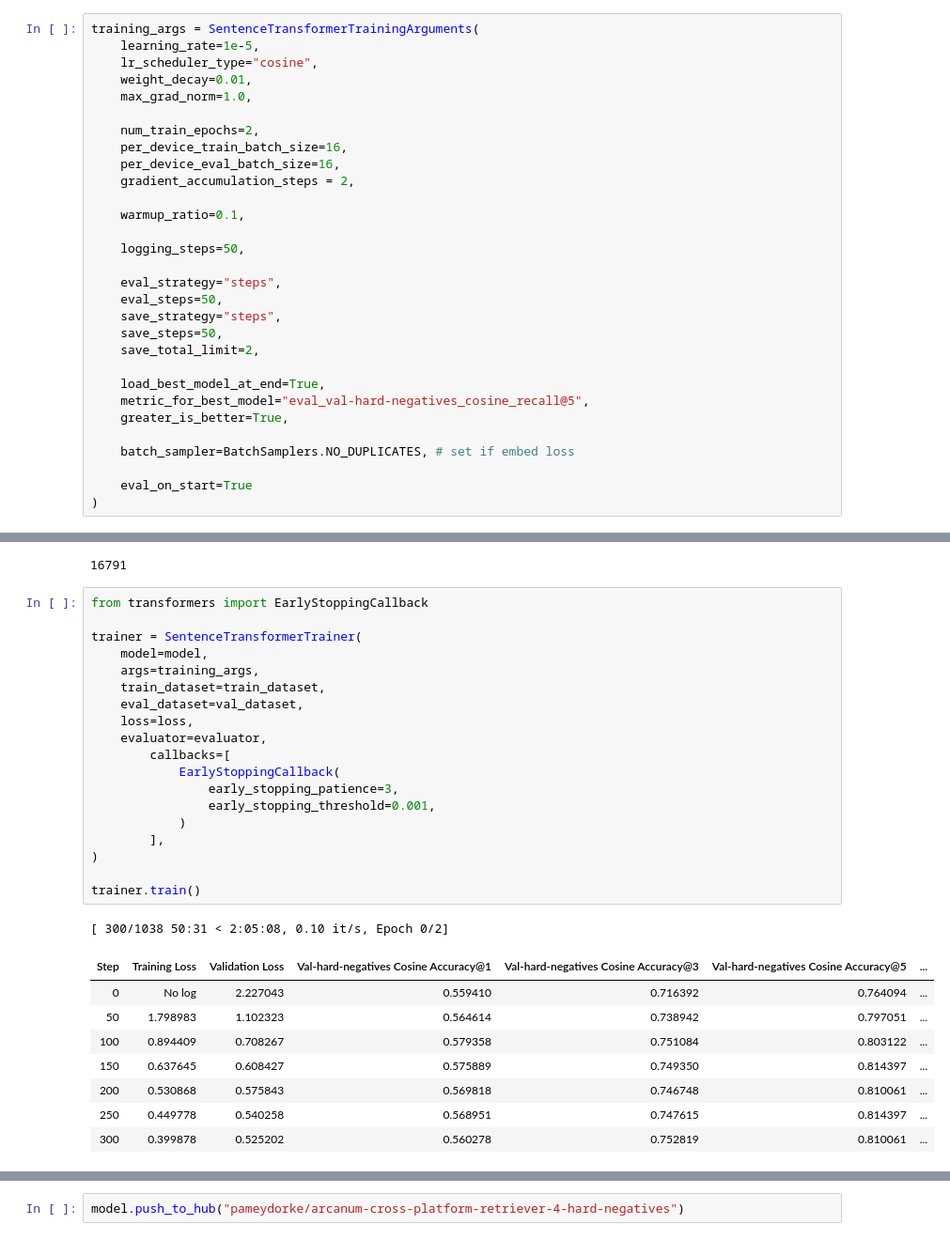
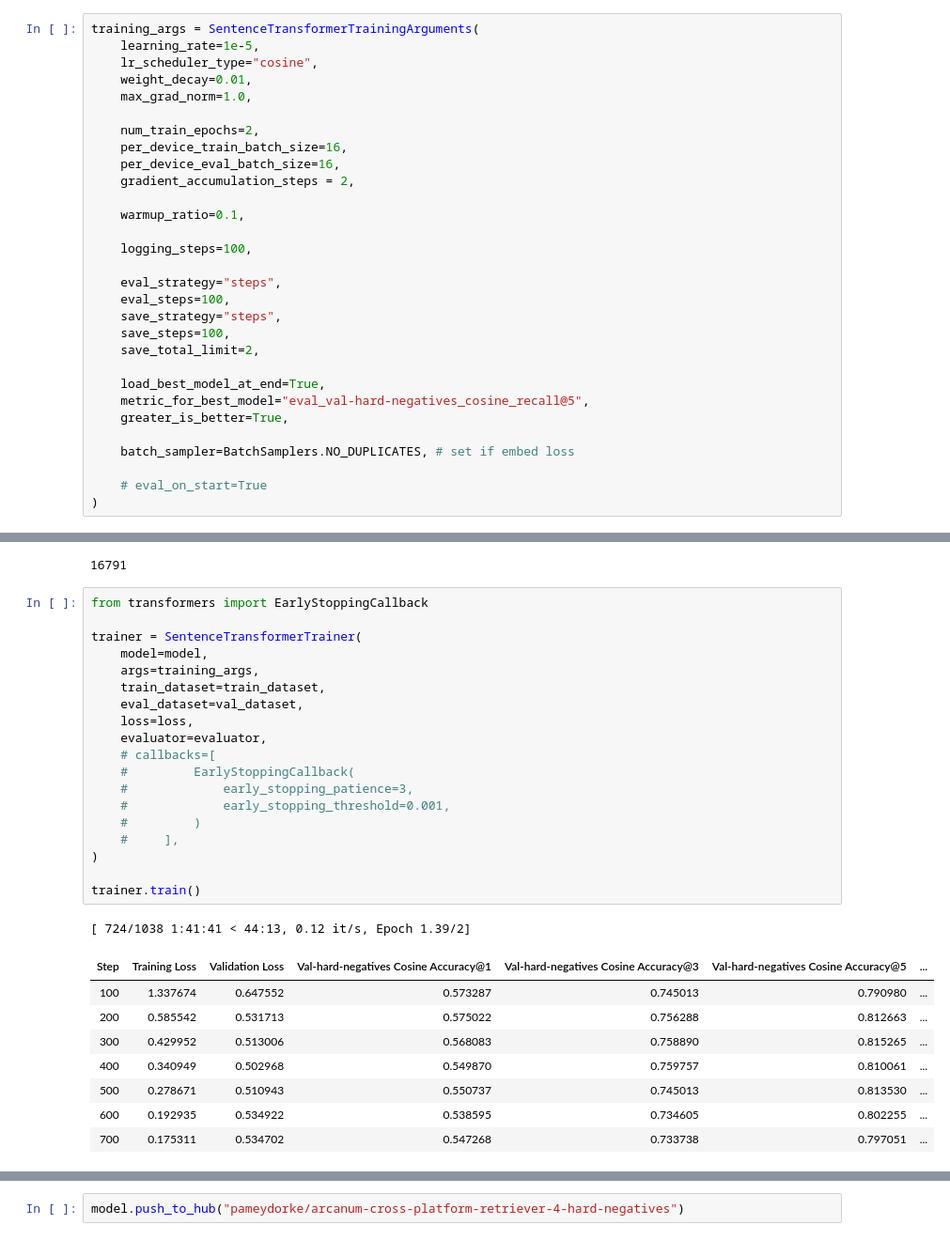
Before and after one commit to ankorn/arcanumsearch, a Jupyter notebook: arc_retrieval.ipynb, the cells around one changed output, grey strips where cells are left out. Shown at 94% size. Saved outputs shown, nothing was run; the diff lists cells and outputs as text.

Commit message:
4 hard negs per query, epochs 2, sentence-transformers/all-MiniLM-L6-v2 guide, no early stopping

```diff
--- a/arc_retrieval.ipynb
+++ b/arc_retrieval.ipynb
@@ -131,12 +140,12 @@ training_args = SentenceTransformerTrainingArguments(
 
     warmup_ratio=0.1,
 
-    logging_steps=50,
+    logging_steps=100,
 
     eval_strategy="steps",
-    eval_steps=50,
+    eval_steps=100,
     save_strategy="steps",
-    save_steps=50,
+    save_steps=100,
     save_total_limit=2,
 
     load_best_model_at_end=True,
@@ -145,7 +154,7 @@ training_args = SentenceTransformerTrainingArguments(
 
     batch_sampler=BatchSamplers.NO_DUPLICATES, # set if embed loss
 
-    eval_on_start=True
+    # eval_on_start=True
 )
 # %% [output]
 WARNING:sentence_transformers.base.training_args:The `warmup_ratio` argument is deprecated in Transformers v5+, and will also be removed from Sentence Transformers once support for Transformers v4 is  ...
@@ -158,29 +167,29 @@ WARNING:sentence_transformers.base.training_args:The `warmup_ratio` argument is
 # %%
 from transformers import EarlyStoppingCallback
 
 trainer = SentenceTransformerTrainer(
     model=model,
     args=training_args,
     train_dataset=train_dataset,
     eval_dataset=val_dataset,
     loss=loss,
     evaluator=evaluator,
-        callbacks=[
-            EarlyStoppingCallback(
-                early_stopping_patience=3,
-                early_stopping_threshold=0.001,
-            )
-        ],
+    # callbacks=[
+    #         EarlyStoppingCallback(
+    #             early_stopping_patience=3,
+    #             early_stopping_threshold=0.001,
+    #         )
+    #     ],
 )
 
 trainer.train()
 # %% [output]
-[ 300/1038 50:31 < 2:05:08, 0.10 it/s, Epoch 0/2]
+[ 724/1038 1:41:41 < 44:13, 0.12 it/s, Epoch 1.39/2]
 | Step | Training Loss | Validation Loss | Val-hard-negatives Cosine Accuracy@1 | Val-hard-negatives Cosine Accuracy@3 | Val-hard-negatives Cosine Accuracy@5 | ... |
-| 0 | No log | 2.227043 | 0.559410 | 0.716392 | 0.764094 | ... |
-| 50 | 1.798983 | 1.102323 | 0.564614 | 0.738942 | 0.797051 | ... |
-| 100 | 0.894409 | 0.708267 | 0.579358 | 0.751084 | 0.803122 | ... |
-| 150 | 0.637645 | 0.608427 | 0.575889 | 0.749350 | 0.814397 | ... |
-| 200 | 0.530868 | 0.575843 | 0.569818 | 0.746748 | 0.810061 | ... |
-| 250 | 0.449778 | 0.540258 | 0.568951 | 0.747615 | 0.814397 | ... |
-| 300 | 0.399878 | 0.525202 | 0.560278 | 0.752819 | 0.810061 | ... |
+| 100 | 1.337674 | 0.647552 | 0.573287 | 0.745013 | 0.790980 | ... |
+| 200 | 0.585542 | 0.531713 | 0.575022 | 0.756288 | 0.812663 | ... |
+| 300 | 0.429952 | 0.513006 | 0.568083 | 0.758890 | 0.815265 | ... |
+| 400 | 0.340949 | 0.502968 | 0.549870 | 0.759757 | 0.810061 | ... |
+| 500 | 0.278671 | 0.510943 | 0.550737 | 0.745013 | 0.813530 | ... |
+| 600 | 0.192935 | 0.534922 | 0.538595 | 0.734605 | 0.802255 | ... |
+| 700 | 0.175311 | 0.534702 | 0.547268 | 0.733738 | 0.797051 | ... |
```
Also changed, not shown: parts of 3 cells of this notebook, 2 other files.
